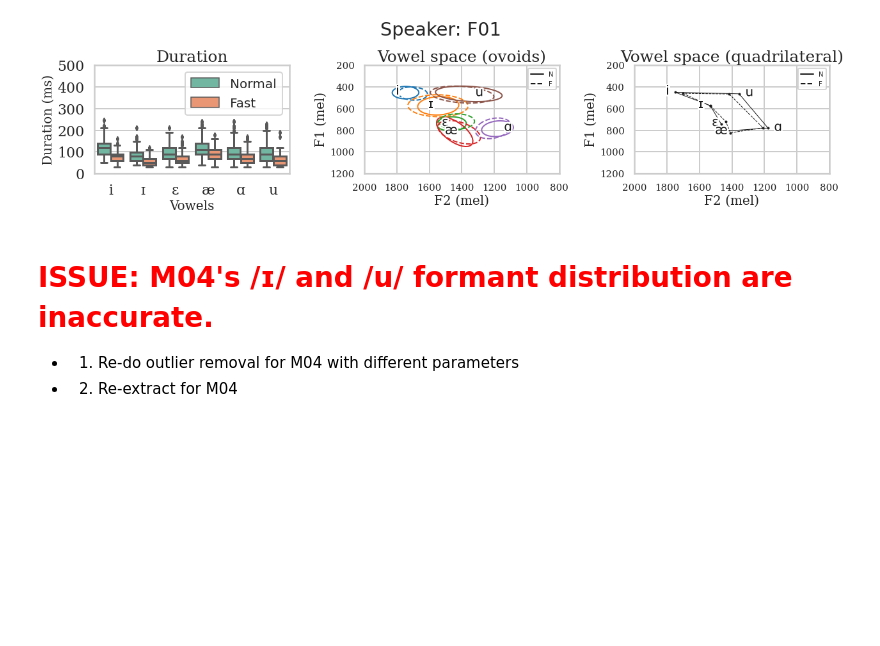
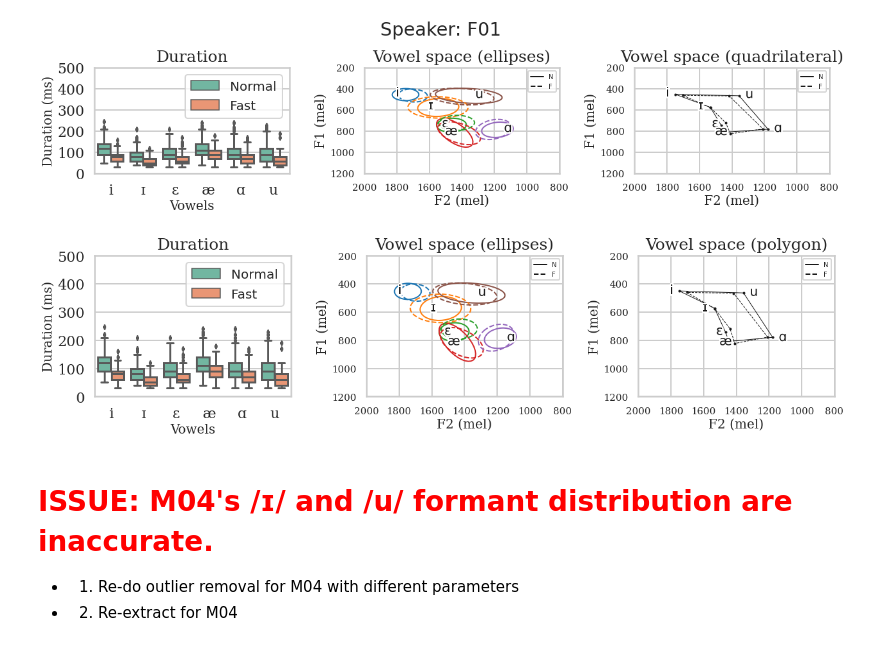
Before and after one commit to jaekookang/Articulatory-Data-Processor, a Jupyter notebook: 1-01_postprocesing.ipynb, the cells around one changed output. Drawn from its saved outputs; the diff is of its cells as text; code cells hidden in the pictures; blank space fills up the shorter version.

```diff
--- a/1-01_postprocesing.ipynb
+++ b/1-01_postprocesing.ipynb
@@ -671,7 +672,11 @@ def _plot_dur_vowels(df, which_spkr, which_time, custom_vowels):
     fig.tight_layout()
     return fig, [ax1, ax2, ax3]
 
-def _plot_dur_vowel_spaces(df, which_spkr, which_time, custom_vowels):
+def _plot_dur_vowel_spaces(df, which_spkr, which_time, custom_vowels,
+                           center_stat='median',
+                           show_title=True,
+                           ax2_title='Vowel space (ellipses)',
+                           ax3_title='Vowel space (quadrilateral)'):
     fig, (ax1, ax2, ax3) = plt.subplots(1, 3, figsize=(18, 5), facecolor='white')
     # --- Duration plot
     ax1 = plot_duration(ax1, df.loc[df.Speaker==which_spkr], which_spkr, custom_vowels, vowel2ipa)
@@ -699,13 +704,13 @@ def _plot_dur_vowel_spaces(df, which_spkr, which_time, custom_vowels):
     ax3 = plot_F1F2_df(ax3, df.loc[(df.Speaker==which_spkr)&(df.Rate=='N')&(df.TimeAt==which_time)],
                        vowel_col='Vowel', vowel_list=custom_vowels,
                        F1_col='F1_mel', F2_col='F2_mel', vowel2ipa=vowel2ipa,
-                       center_only='median',
+                       center_only=center_stat,
                        connected_linestyle='-'
                       )
     ax3 = plot_F1F2_df(ax3, df.loc[(df.Speaker==which_spkr)&(df.Rate=='F')&(df.TimeAt==which_time)],
                        vowel_col='Vowel', vowel_list=custom_vowels,
                        F1_col='F1_mel', F2_col='F2_mel', show_label=False,
-                       center_only='median',
+                       center_only=center_stat,
                        connected_linestyle='--'
                       )
     # Prettify
@@ -714,11 +719,12 @@ def _plot_dur_vowel_spaces(df, which_spkr, which_time, custom_vowels):
     ax3.legend([l1, l2], ['N','F'], fontsize=10)
 
     # Titles
-    ax1.set_title('Duration', fontsize=25);
-    ax2.set_title('Vowel space (ovoids)', fontsize=25);
-    ax3.set_title('Vowel space (quadrilateral)', fontsize=25);
+    ax1.set_title('Duration', fontsize=25, y=1.02);
+    ax2.set_title(ax2_title, fontsize=25, y=1.02);
+    ax3.set_title(ax3_title, fontsize=25, y=1.02);
 
-    fig.suptitle(f'Speaker: {which_spkr}', y=0.9);
+    if show_title:
+        fig.suptitle(f'Speaker: {which_spkr}', y=0.9);
     fig.tight_layout()
     return fig, [ax1, ax2, ax3]
 # %%
@@ -988,6 +994,24 @@ func('F01')
 interactive(children=(Dropdown(description='which_spkr', options=('F01', 'F02', 'F03', 'F04', 'M01', 'M02', 'M…
 [figure]
 [figure]
+# %%
+# Quick test on speaker, custom_vowels
+which_spkr = 'F01'
+which_time = 0.5
+# custom_vowels = corner_vowels
+custom_vowels = ['IY1', 'IH1', 'EH1', 'AE1', 'AA1', 'UW1']
+
+with sns.plotting_context(context='poster'):
+    sns.set_style("whitegrid", {'font.family' : 'serif' , 'font.serif' : 'Times New Roman'})
+    fig, arr = _plot_dur_vowel_spaces(DF, which_spkr, which_time, custom_vowels,
+                                      show_title=False,
+                                      center_stat='median',
+                                      ax2_title='Vowel space (ellipses)',
+                                      ax3_title='Vowel space (polygon)',
+                                      #ax3_title='Vowel space (quadrilateral)'
+                                     )
+# %% [output]
+[figure, added]
 # %% [markdown]
 <h1 style="color:red"> ISSUE: M04's /ɪ/ and /u/ formant distribution are inaccurate. </h1>
 
```
Also changed, not shown: parts of 15 cells of this notebook, 27 other files.
